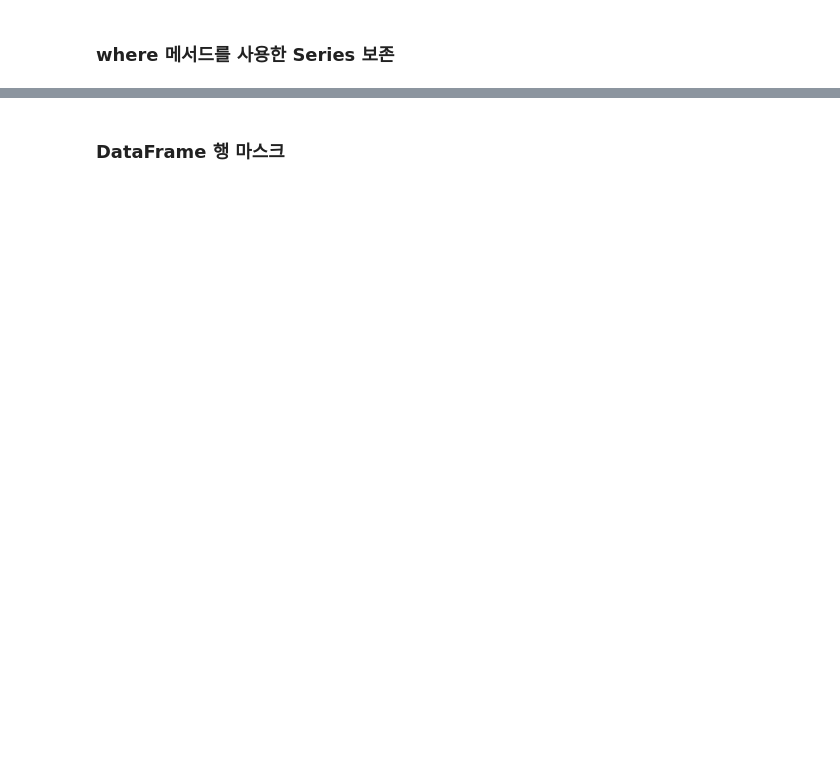
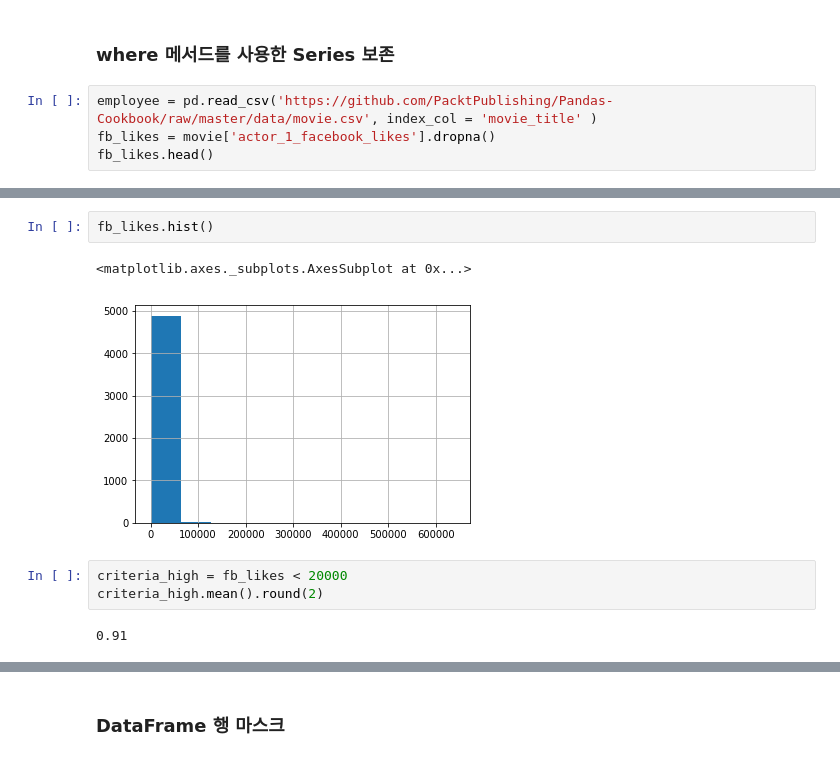
Before and after one commit to liberalapes/pandas_cookbook, a Jupyter notebook: 05장 불리언 인덱싱.ipynb, the cells around one changed output, grey strips where cells are left out. Cells and saved outputs as stored; diff of their text form; blank space fills up the shorter version.

```diff
--- a/05장 불리언 인덱싱.ipynb
+++ b/05장 불리언 인덱싱.ipynb
@@ -519,2 +614,6 @@ employee[criteria].head()
 # %% [markdown]
 ### where 메서드를 사용한 Series 보존
+# %%
+employee = pd.read_csv('https://github.com/PacktPublishing/Pandas-Cookbook/raw/master/data/movie.csv', index_col = 'movie_title' )
+fb_likes = movie['actor_1_facebook_likes'].dropna()
+fb_likes.head()
@@ -520,0 +642,10 @@ employee[criteria].head()
+# %%
+fb_likes.hist()
+# %% [output]
+<matplotlib.axes._subplots.AxesSubplot at 0x...>
+[figure, added]
+# %%
+criteria_high = fb_likes < 20000
+criteria_high.mean().round(2)
+# %% [output]
+0.91
```
Also changed, not shown: parts of 59 cells of this notebook.
